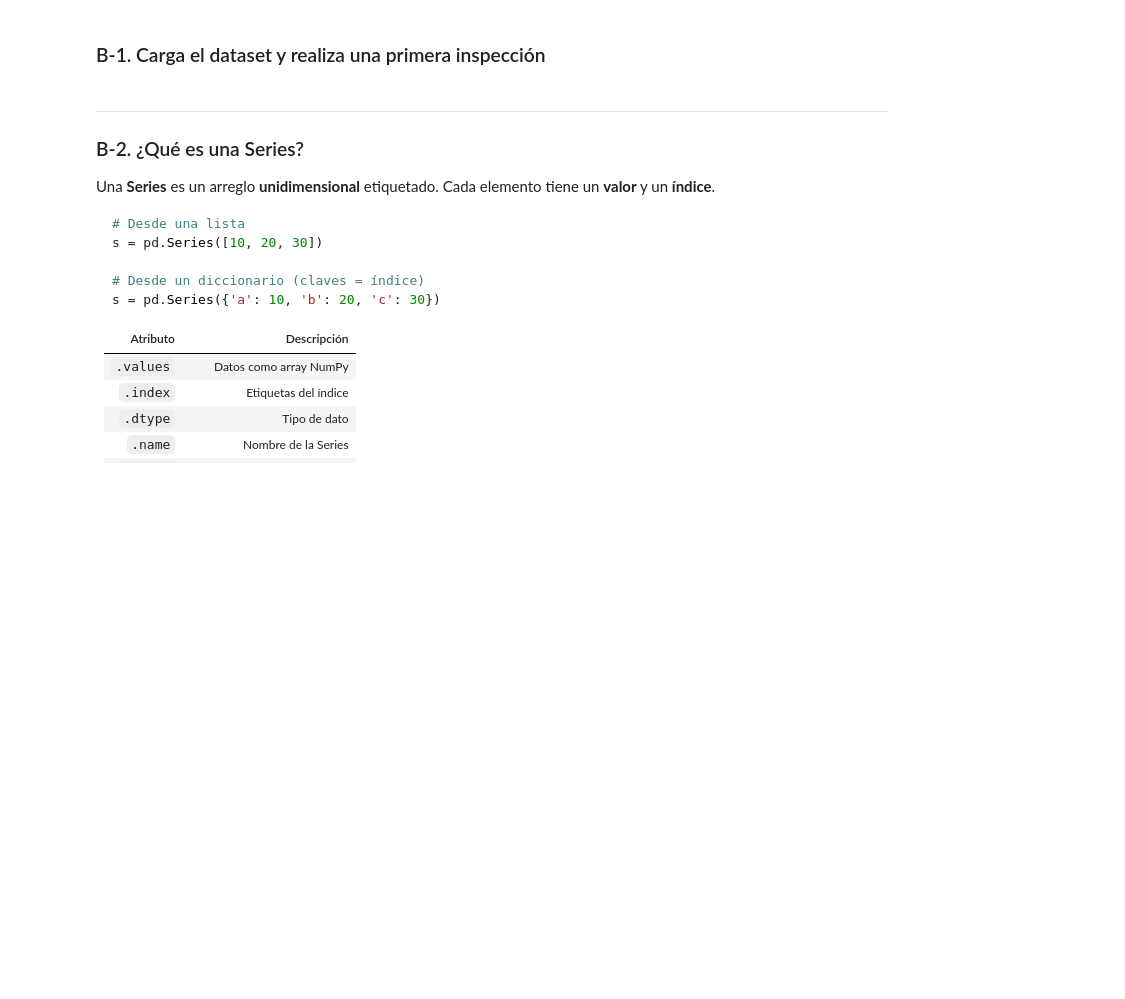
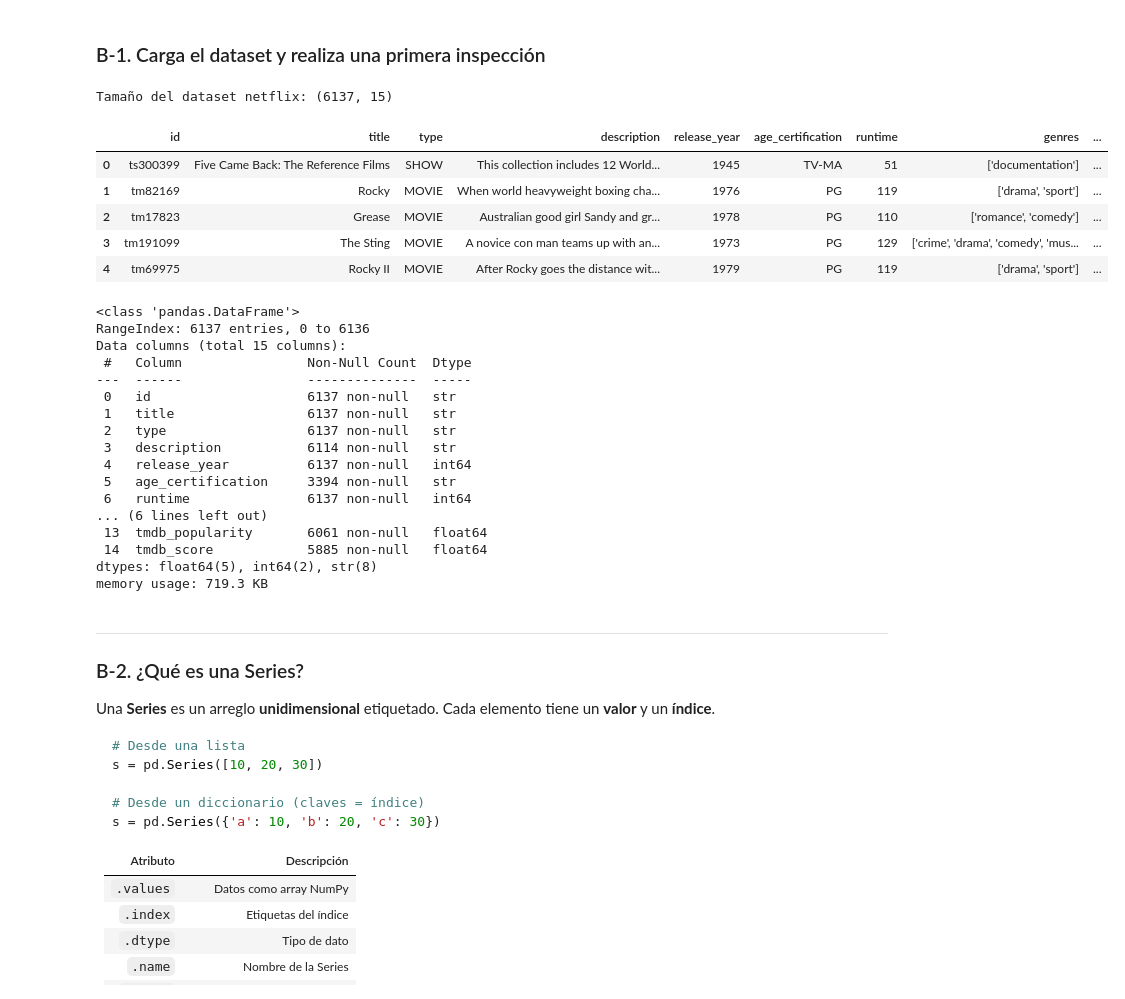
Before and after one commit to sghast/ADD, a Jupyter notebook: Parte 2 Deber/Concatenacion datos y analisis texto.ipynb, the cells around one changed output. Cells and saved outputs as stored; diff of their text form; code cells hidden in the pictures; blank space fills up the shorter version.

```diff
--- a/Parte 2 Deber/Concatenacion datos y analisis texto.ipynb
+++ b/Parte 2 Deber/Concatenacion datos y analisis texto.ipynb
@@ -125,6 +261,36 @@ Trabajaremos con el archivo `netflix.csv`, un dataset real con el catálogo de c
 | `description` | Sinopsis |
 # %% [markdown]
 ### B-1. Carga el dataset y realiza una primera inspección
+# %%
+netflix = pd.read_csv('netflix.csv')
+print(f'Tamaño del dataset netflix: {netflix.shape}')
+display(netflix.head())
+netflix.info()
+# %% [output]
+Tamaño del dataset netflix: (6137, 15)
+|  | id | title | type | description | release_year | age_certification | runtime | genres | ... |
+| 0 | ts300399 | Five Came Back: The Reference Films | SHOW | This collection includes 12 World... | 1945 | TV-MA | 51 | ['documentation'] | ... |
+| 1 | tm82169 | Rocky | MOVIE | When world heavyweight boxing cha... | 1976 | PG | 119 | ['drama', 'sport'] | ... |
+| 2 | tm17823 | Grease | MOVIE | Australian good girl Sandy and gr... | 1978 | PG | 110 | ['romance', 'comedy'] | ... |
+| 3 | tm191099 | The Sting | MOVIE | A novice con man teams up with an... | 1973 | PG | 129 | ['crime', 'drama', 'comedy', 'mus... | ... |
+| 4 | tm69975 | Rocky II | MOVIE | After Rocky goes the distance wit... | 1979 | PG | 119 | ['drama', 'sport'] | ... |
+<class 'pandas.DataFrame'>
+RangeIndex: 6137 entries, 0 to 6136
+Data columns (total 15 columns):
+ #   Column                Non-Null Count  Dtype
+---  ------                --------------  -----
+ 0   id                    6137 non-null   str
+ 1   title                 6137 non-null   str
+ 2   type                  6137 non-null   str
+ 3   description           6114 non-null   str
+ 4   release_year          6137 non-null   int64
+ 5   age_certification     3394 non-null   str
+ 6   runtime               6137 non-null   int64
+... (6 lines left out)
+ 13  tmdb_popularity       6061 non-null   float64
+ 14  tmdb_score            5885 non-null   float64
+dtypes: float64(5), int64(2), str(8)
+memory usage: 719.3 KB
 # %% [markdown]
 ---
 ### B-2. ¿Qué es una Series?
```
Also changed, not shown: parts of 16 cells of this notebook, 4 other files.
